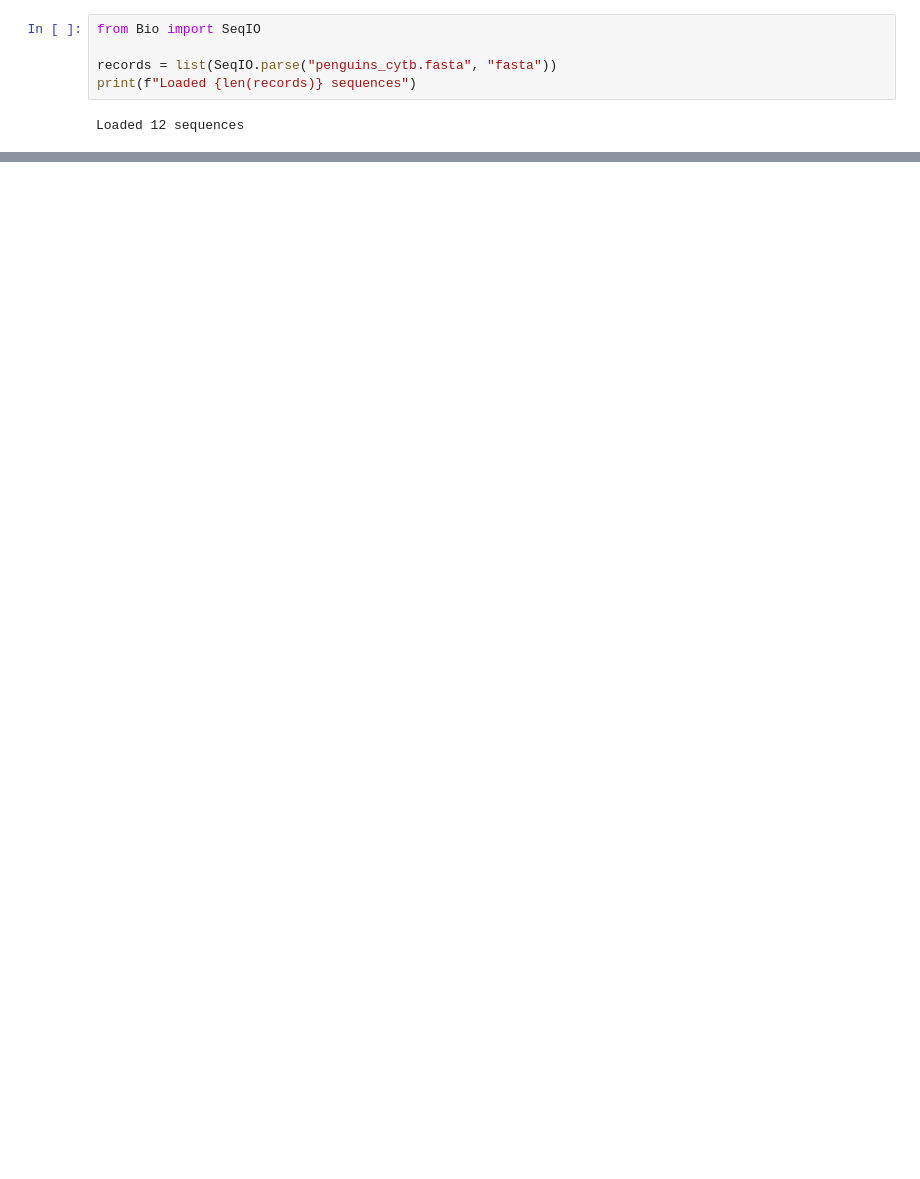
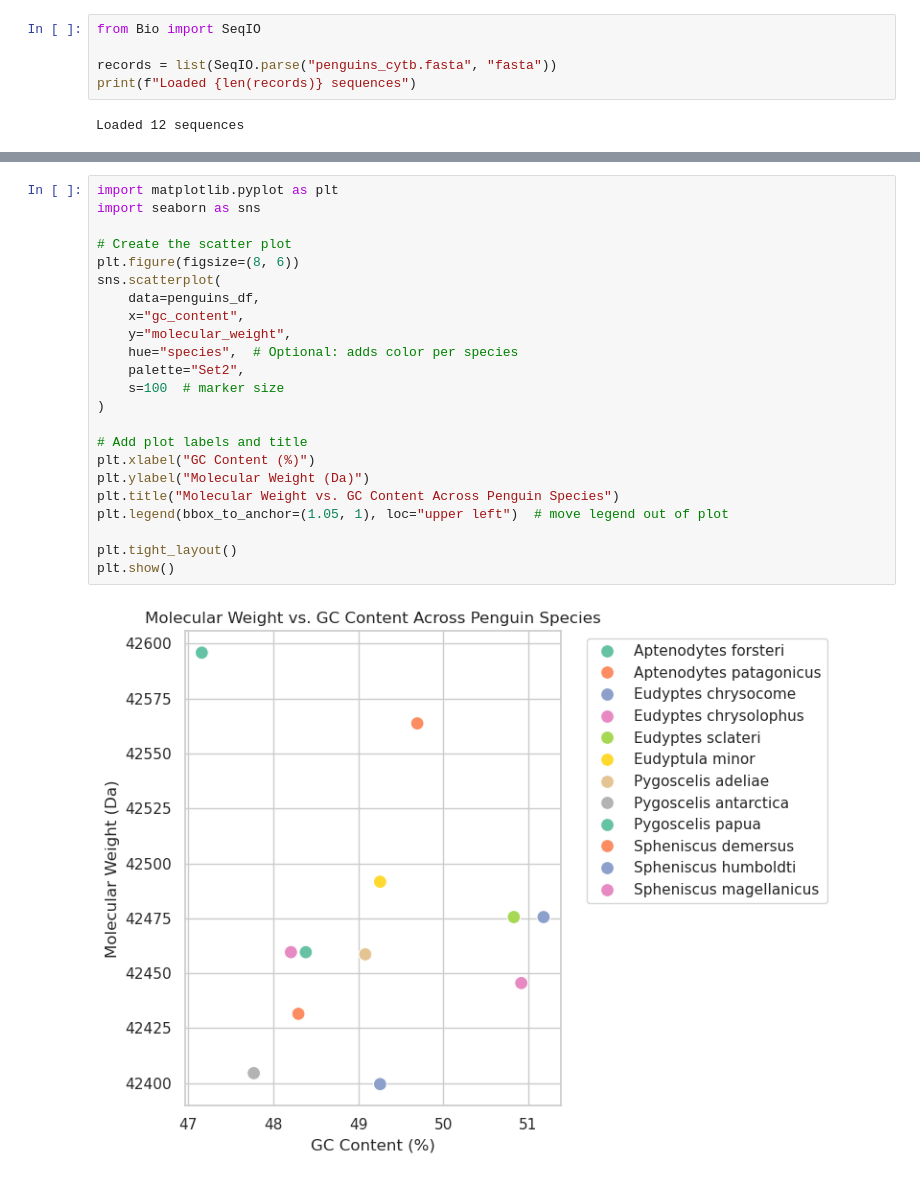
Before and after one commit to Sristi2025/BCB546-PythonHW_Spring2025, a Jupyter notebook: BCB546-PythonHW_Spring2025.ipynb, the cells around one changed output, grey strips where cells are left out. Cells and saved outputs as stored; diff of their text form; blank space fills up the shorter version.

```diff
--- a/BCB546-PythonHW_Spring2025.ipynb
+++ b/BCB546-PythonHW_Spring2025.ipynb
@@ -60,0 +412,25 @@ A function that translates a string of nucleotides to amino acids based on Dr. X
+# %%
+import matplotlib.pyplot as plt
+import seaborn as sns
+
+# Create the scatter plot
+plt.figure(figsize=(8, 6))
+sns.scatterplot(
+    data=penguins_df,
+    x="gc_content",
+    y="molecular_weight",
+    hue="species",  # Optional: adds color per species
+    palette="Set2",
+    s=100  # marker size
+)
+
+# Add plot labels and title
+plt.xlabel("GC Content (%)")
+plt.ylabel("Molecular Weight (Da)")
+plt.title("Molecular Weight vs. GC Content Across Penguin Species")
+plt.legend(bbox_to_anchor=(1.05, 1), loc="upper left")  # move legend out of plot
+
+plt.tight_layout()
+plt.show()
+# %% [output]
+[figure, added]
```
Also changed, not shown: parts of 32 cells of this notebook.
